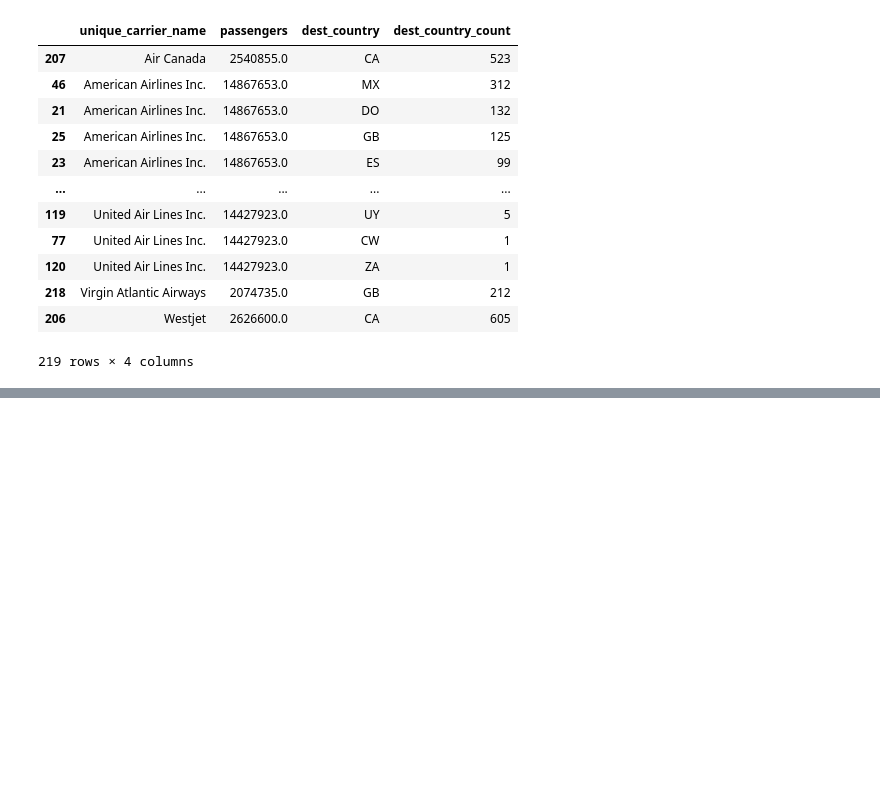
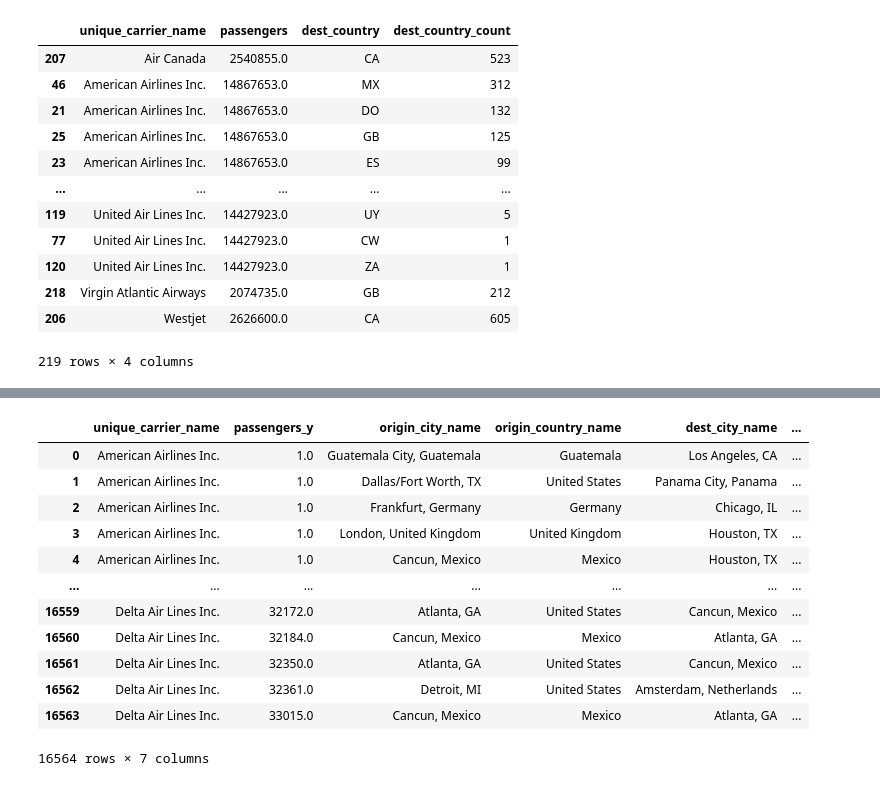
Before and after one commit to 99tyler99/Python, a Jupyter notebook: Python Charmers Fundamentals 06 Pandas Test.ipynb, the cells around one changed output, grey strips where cells are left out. Drawn from its saved outputs; the diff is of its cells as text; code cells hidden in the pictures; blank space fills up the shorter version.

```diff
--- a/Python Charmers Fundamentals 06 Pandas Test.ipynb
+++ b/Python Charmers Fundamentals 06 Pandas Test.ipynb
@@ -319,0 +537,5 @@ most_popular_destinations[idx]
+# %%
+# 11. Find the top 3 carriers for the pair of cities found in #10 and calculate the percentage of passengers each accounted for.
+summed_carrier_cities = filtered_carrier_cities.groupby('unique_carrier_name').sum('passengers')
+summed_carrier_cities = summed_carrier_cities.sort_values('passengers',ascending=False)
+summed_carrier_cities
@@ -319,0 +561,6 @@ most_popular_destinations[idx]
+# %%
+# 11. Find the top 3 carriers for the pair of cities found in #10 and calculate the percentage of passengers each accounted for.
+total_passengers = summed_carrier_cities['passengers'].sum()
+summed_carrier_cities['percent_of_total'] = (summed_carrier_cities['passengers']/total_passengers)*100
+summed_carrier_cities = summed_carrier_cities.head(3)
+summed_carrier_cities
@@ -319,0 +673,21 @@ most_popular_destinations[idx]
+# %%
+# 13. Using a crosstab, find the percentage of total passengers on class F international flights between US cities and the countries found in #12 that used the carriers found in #11.
+question13 = df[['unique_carrier_name','passengers','origin_city_name','origin_country_name','dest_city_name','dest_country_name','class']]
+question13 = question13[(question13['class']=='F')&(question13['origin_country_name']!=question13['dest_country_name'])]
+question13_joined = pd.merge(summed_carrier_cities,question13,on=['unique_carrier_name'],how='inner')
+question13_joined = question13_joined.drop(columns=['passengers_x','percent_of_total'])
+question13_joined
+# %% [output]
+|  | unique_carrier_name | passengers_y | origin_city_name | origin_country_name | dest_city_name | ... |
+| 0 | American Airlines Inc. | 1.0 | Guatemala City, Guatemala | Guatemala | Los Angeles, CA | ... |
+| 1 | American Airlines Inc. | 1.0 | Dallas/Fort Worth, TX | United States | Panama City, Panama | ... |
+| 2 | American Airlines Inc. | 1.0 | Frankfurt, Germany | Germany | Chicago, IL | ... |
+| 3 | American Airlines Inc. | 1.0 | London, United Kingdom | United Kingdom | Houston, TX | ... |
+| 4 | American Airlines Inc. | 1.0 | Cancun, Mexico | Mexico | Houston, TX | ... |
+| ... | ... | ... | ... | ... | ... | ... |
+| 16559 | Delta Air Lines Inc. | 32172.0 | Atlanta, GA | United States | Cancun, Mexico | ... |
+| 16560 | Delta Air Lines Inc. | 32184.0 | Cancun, Mexico | Mexico | Atlanta, GA | ... |
+| 16561 | Delta Air Lines Inc. | 32350.0 | Atlanta, GA | United States | Cancun, Mexico | ... |
+| 16562 | Delta Air Lines Inc. | 32361.0 | Detroit, MI | United States | Amsterdam, Netherlands | ... |
+| 16563 | Delta Air Lines Inc. | 33015.0 | Cancun, Mexico | Mexico | Atlanta, GA | ... |
+16564 rows × 7 columns
```
Also changed, not shown: parts of 21 cells of this notebook.
